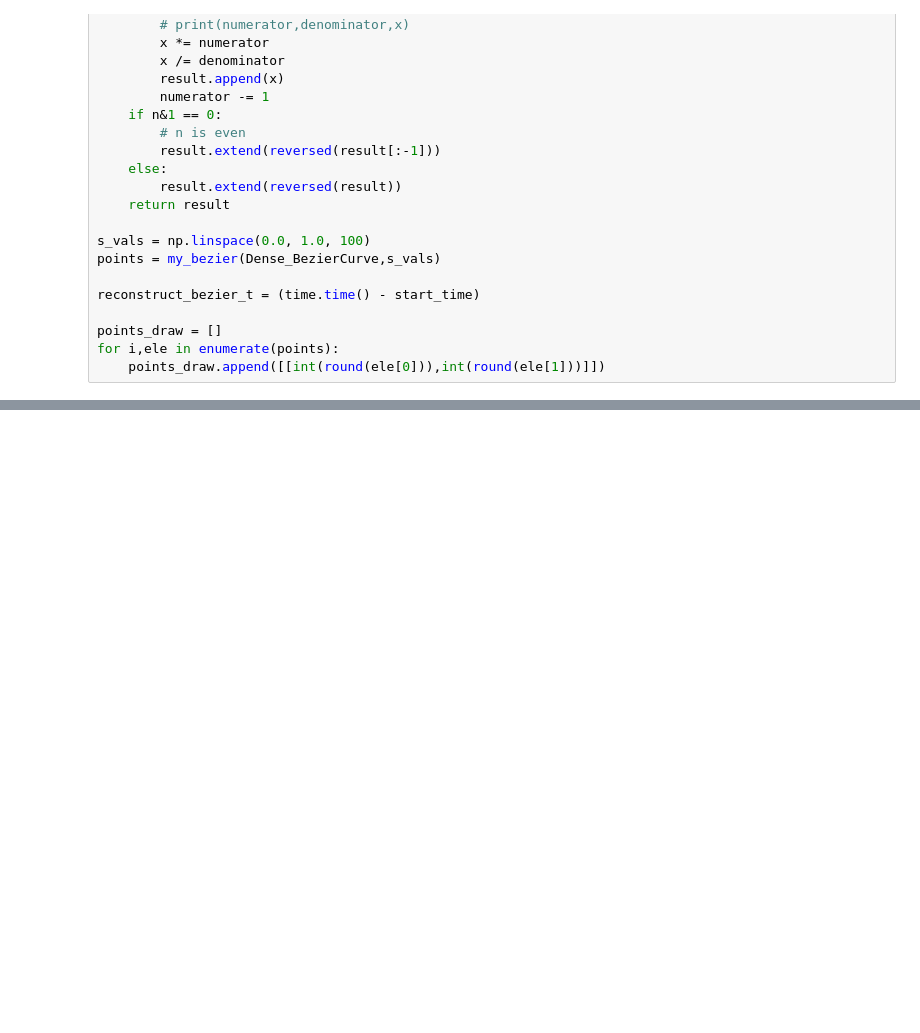
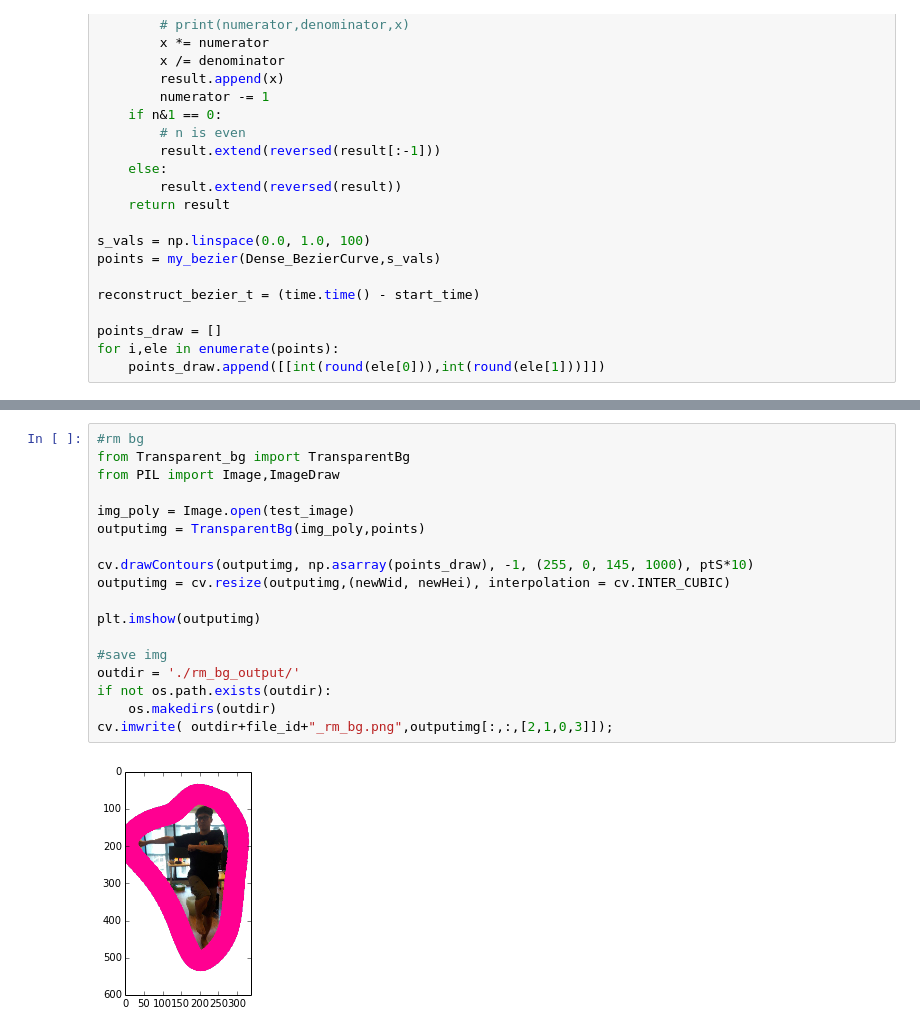
Before and after one commit to w102060018w/Nature-Cut-Out, a Jupyter notebook: testing/python/Demo_clean_version.ipynb, the cells around one changed output, grey strips where cells are left out. Drawn from its saved outputs; the diff is of its cells as text; blank space fills up the shorter version.

Commit message:
modify bg to be transparent

```diff
--- a/testing/python/Demo_clean_version.ipynb
+++ b/testing/python/Demo_clean_version.ipynb
@@ -497,0 +516,20 @@ print("--- %s seconds visualize_contour_t ---" % visualize_contour_t)
+# %%
+#rm bg
+from Transparent_bg import TransparentBg
+from PIL import Image,ImageDraw
+
+img_poly = Image.open(test_image)
+outputimg = TransparentBg(img_poly,points)
+
+cv.drawContours(outputimg, np.asarray(points_draw), -1, (255, 0, 145, 1000), ptS*10)
+outputimg = cv.resize(outputimg,(newWid, newHei), interpolation = cv.INTER_CUBIC)
+
+plt.imshow(outputimg)
+
+#save img
+outdir = './rm_bg_output/'
+if not os.path.exists(outdir):
+    os.makedirs(outdir)
+cv.imwrite( outdir+file_id+"_rm_bg.png",outputimg[:,:,[2,1,0,3]]);
+# %% [output]
+[figure, added]
```
Also changed, not shown: parts of 6 cells of this notebook, 3 other files.
